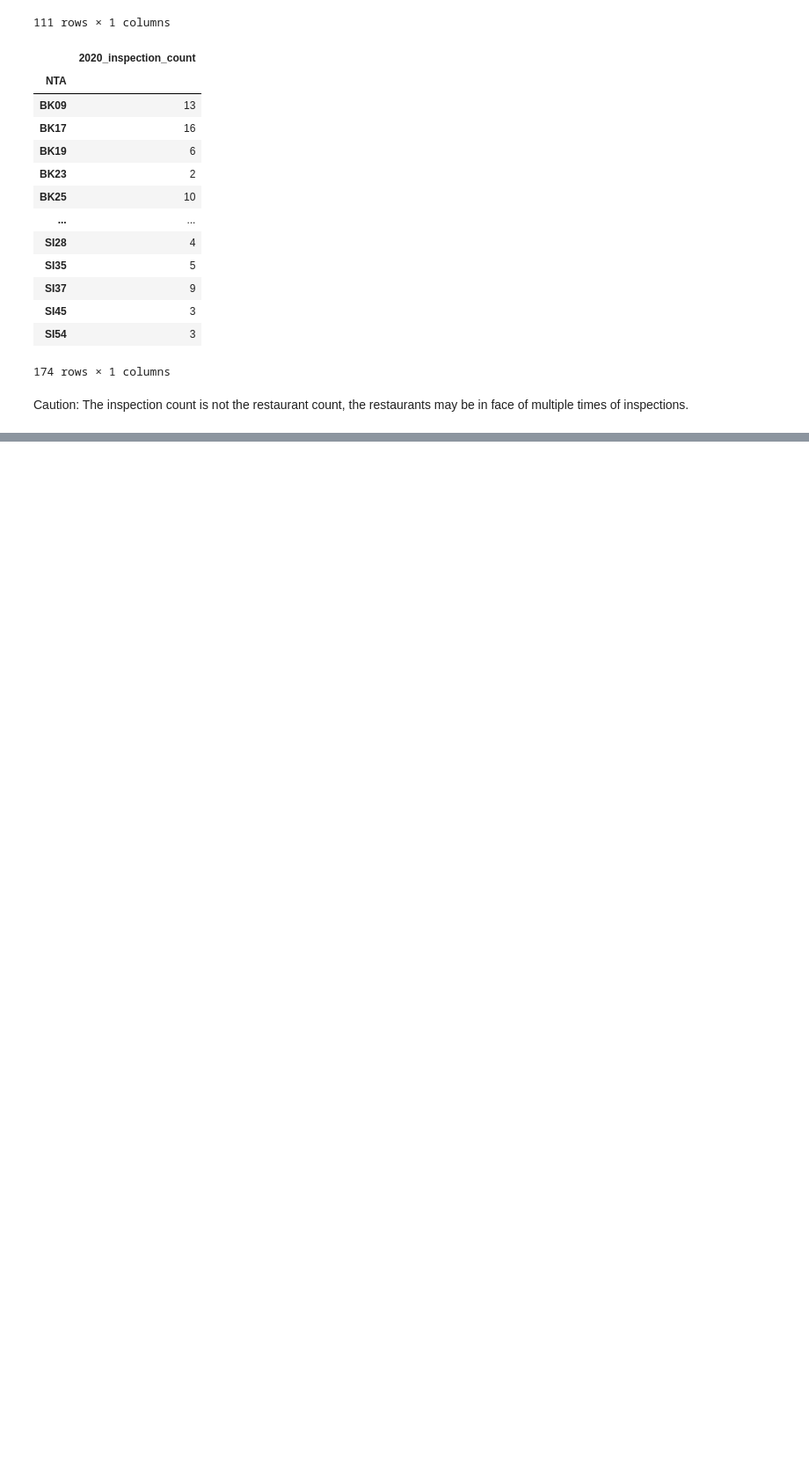
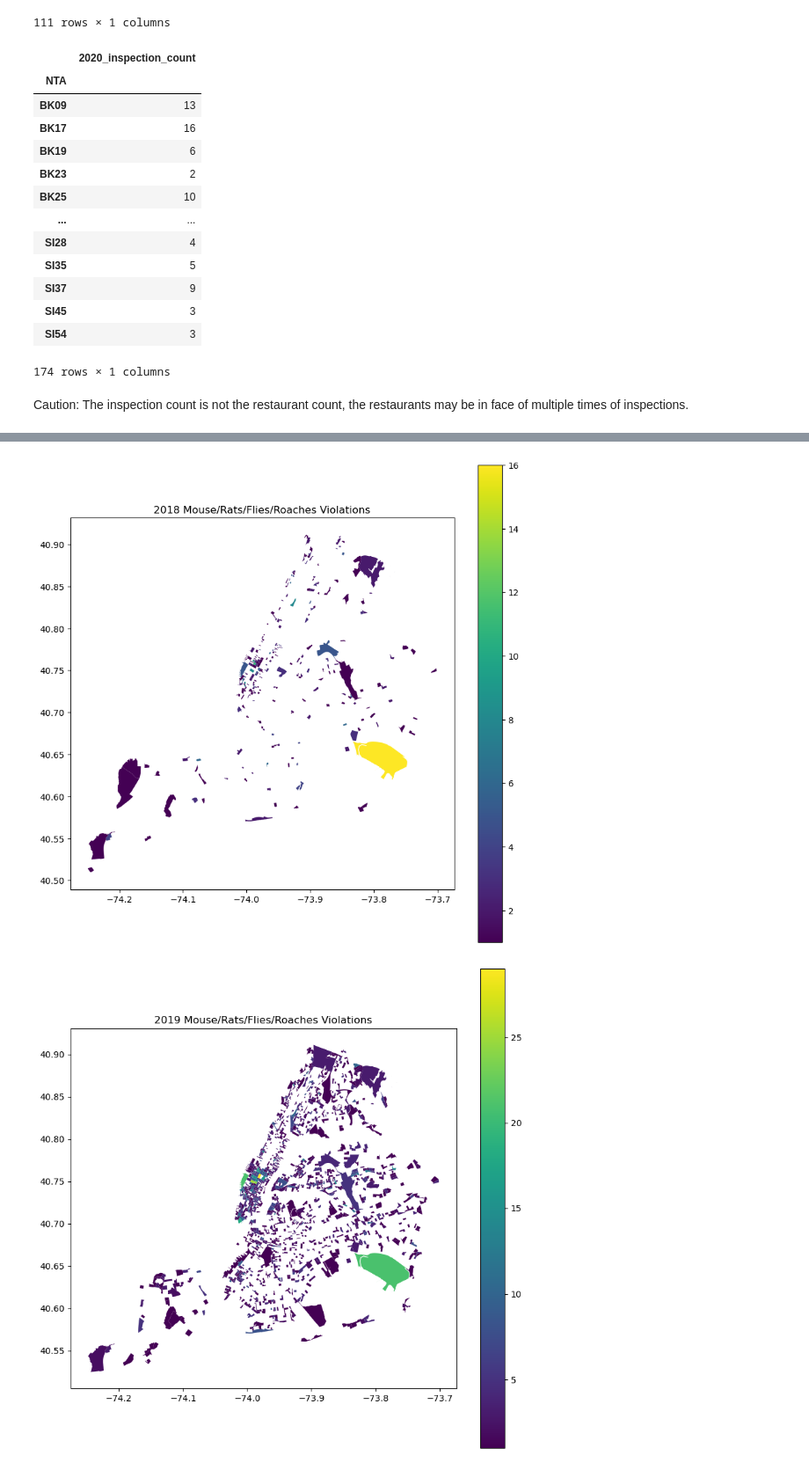
Before and after one commit to Subarashiihibi/nyc_rodent, a Jupyter notebook: Scripts/restaurant_inspection.ipynb, the cells around one changed output, grey strips where cells are left out. Shown at 88% size. Saved outputs shown, nothing was run; the diff lists cells and outputs as text; code cells hidden in the pictures; blank space fills up the shorter version.

Commit message:
switching nta to census group

```diff
--- a/Scripts/restaurant_inspection.ipynb
+++ b/Scripts/restaurant_inspection.ipynb
@@ -253,0 +254,9 @@ plt.show()
+# %%
+import os
+# spatial join with census group data
+
+# read census group data
+parent_dir = os.path.abspath('..')  # get the absolute path of the parent directory
+file_path = os.path.join(parent_dir, 'Data', 'nyc_bgrp.geojson')  # construct the file path
+cb_gdf = gpd.read_file(file_path)  # load the GeoJSON file into a GeoDataFrame
+cb_gdf.head(2)
@@ -253,0 +267,5 @@ plt.show()
+# %%
+#spatial join gpd2018-2020 with census group data
+gdf_2018_cb = gpd.sjoin(gdf_2018, cb_gdf, how='left', op='within')
+gdf_2019_cb = gpd.sjoin(gdf_2019, cb_gdf, how='left', op='within')
+gdf_2020_cb = gpd.sjoin(gdf_2020, cb_gdf, how='left', op='within')
@@ -253,0 +279,11 @@ plt.show()
+# %%
+# spatial join so the points in gdf2018-2020 are aggregated to the census group level
+gdf_2018_cb = gdf_2018_cb.groupby('name').count()
+gdf_2018_cb = gdf_2018_cb[['CAMIS']]
+gdf_2019_cb = gdf_2019_cb.groupby('name').count()
+gdf_2019_cb = gdf_2019_cb[['CAMIS']]
+gdf_2020_cb = gdf_2020_cb.groupby('name').count()
+gdf_2020_cb = gdf_2020_cb[['CAMIS']]
+gdf_2018_cb.rename(columns={'CAMIS':'2018_inspection_count'}, inplace=True)
+gdf_2019_cb.rename(columns={'CAMIS':'2019_inspection_count'}, inplace=True)
+gdf_2020_cb.rename(columns={'CAMIS':'2020_inspection_count'}, inplace=True)
@@ -253,0 +341,20 @@ plt.show()
+# %%
+# join the new dataframes back to census group data to plot the results in map
+cb_gdf_2018 = cb_gdf.join(gdf_2018_cb, on='name')
+cb_gdf_2019 = cb_gdf.join(gdf_2019_cb, on='name')
+cb_gdf_2020 = cb_gdf.join(gdf_2020_cb, on='name')
+# %%
+# plot the results
+# 2018
+cb_gdf_2018.plot(column='2018_inspection_count', figsize=(10,10), legend=True)
+plt.title('2018 Mouse/Rats/Flies/Roaches Violations')
+# 2019
+cb_gdf_2019.plot(column='2019_inspection_count', figsize=(10,10), legend=True)
+plt.title('2019 Mouse/Rats/Flies/Roaches Violations')
+# 2020
+cb_gdf_2020.plot(column='2020_inspection_count', figsize=(10,10), legend=True)
+plt.title('2020 Mouse/Rats/Flies/Roaches Violations')
+plt.show()
+# %% [output]
+[figure, added]
+[figure, added]
```
Also changed, not shown: parts of 11 cells of this notebook, 3 other files.
